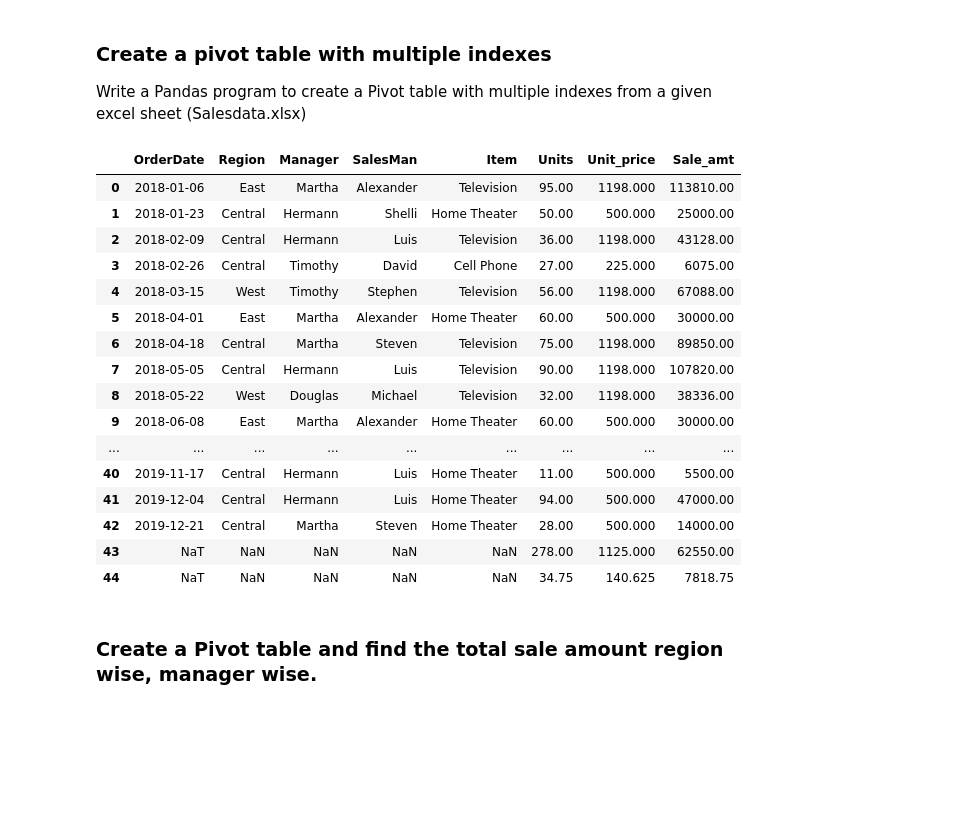
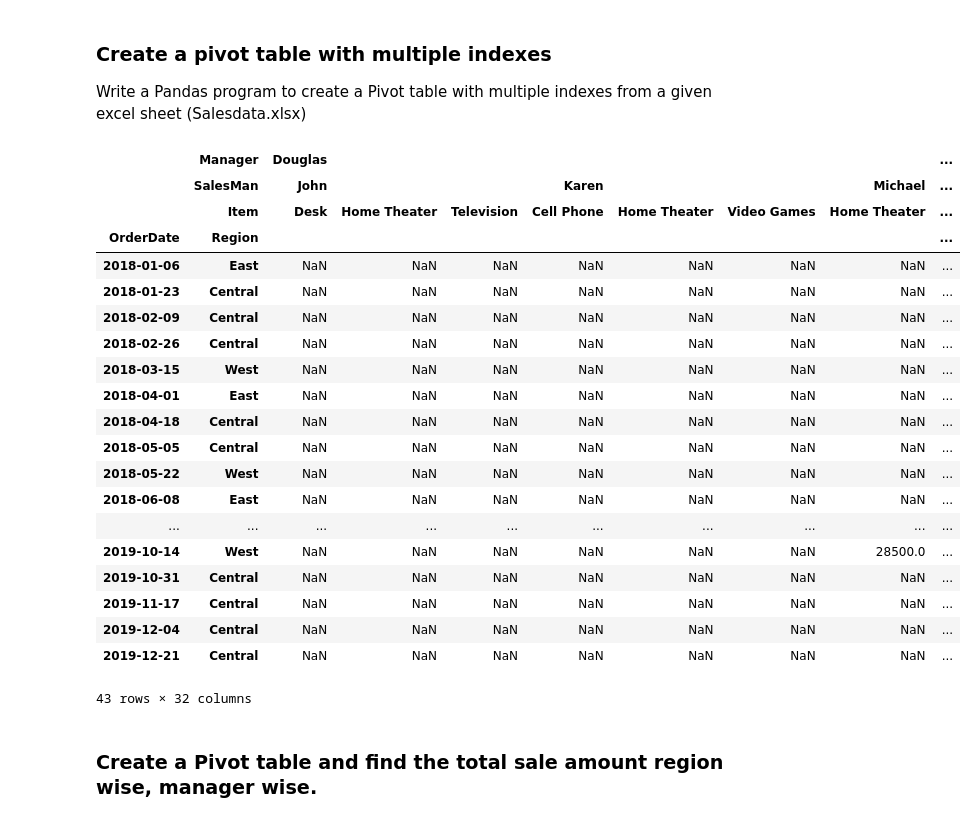
Before and after one commit to Ethan-Jolly/SpartaGlobal210, a Jupyter notebook: Data_Engineering/pandas/pivoting_and_reshaping.ipynb, the cells around one changed output. Cells and saved outputs as stored; diff of their text form; code cells hidden in the pictures; blank space fills up the shorter version.

```diff
--- a/Data_Engineering/pandas/pivoting_and_reshaping.ipynb
+++ b/Data_Engineering/pandas/pivoting_and_reshaping.ipynb
@@ -297,29 +297,34 @@ Example exercises from w3resources on pivoting in pandas
 ### Create a pivot table with multiple indexes
 Write a Pandas program to create a Pivot table with multiple indexes from a given excel sheet (Salesdata.xlsx)
 # %%
+import pandas as pd
+import numpy as np
 df = pd.read_excel('SaleData.xlsx')
 pivot = pd.pivot_table(df, index=['OrderDate','Region'],columns=['Manager','SalesMan','Item'],
                        values='Sale_amt', aggfunc=np.sum)
-# pivot
-df
+pivot
 # %% [output]
-|  | OrderDate | Region | Manager | SalesMan | Item | Units | Unit_price | Sale_amt |
-| 0 | 2018-01-06 | East | Martha | Alexander | Television | 95.00 | 1198.000 | 113810.00 |
-| 1 | 2018-01-23 | Central | Hermann | Shelli | Home Theater | 50.00 | 500.000 | 25000.00 |
-| 2 | 2018-02-09 | Central | Hermann | Luis | Television | 36.00 | 1198.000 | 43128.00 |
-| 3 | 2018-02-26 | Central | Timothy | David | Cell Phone | 27.00 | 225.000 | 6075.00 |
-| 4 | 2018-03-15 | West | Timothy | Stephen | Television | 56.00 | 1198.000 | 67088.00 |
-| 5 | 2018-04-01 | East | Martha | Alexander | Home Theater | 60.00 | 500.000 | 30000.00 |
-| 6 | 2018-04-18 | Central | Martha | Steven | Television | 75.00 | 1198.000 | 89850.00 |
-| 7 | 2018-05-05 | Central | Hermann | Luis | Television | 90.00 | 1198.000 | 107820.00 |
-| 8 | 2018-05-22 | West | Douglas | Michael | Television | 32.00 | 1198.000 | 38336.00 |
-| 9 | 2018-06-08 | East | Martha | Alexander | Home Theater | 60.00 | 500.000 | 30000.00 |
-| ... | ... | ... | ... | ... | ... | ... | ... | ... |
-| 40 | 2019-11-17 | Central | Hermann | Luis | Home Theater | 11.00 | 500.000 | 5500.00 |
-| 41 | 2019-12-04 | Central | Hermann | Luis | Home Theater | 94.00 | 500.000 | 47000.00 |
-| 42 | 2019-12-21 | Central | Martha | Steven | Home Theater | 28.00 | 500.000 | 14000.00 |
-| 43 | NaT | NaN | NaN | NaN | NaN | 278.00 | 1125.000 | 62550.00 |
-| 44 | NaT | NaN | NaN | NaN | NaN | 34.75 | 140.625 | 7818.75 |
+|  | Manager | Douglas |  |  |  |  |  |  | ... |
+|  | SalesMan | John |  |  | Karen |  |  | Michael | ... |
+|  | Item | Desk | Home Theater | Television | Cell Phone | Home Theater | Video Games | Home Theater | ... |
+| OrderDate | Region |  |  |  |  |  |  |  | ... |
+| 2018-01-06 | East | NaN | NaN | NaN | NaN | NaN | NaN | NaN | ... |
+| 2018-01-23 | Central | NaN | NaN | NaN | NaN | NaN | NaN | NaN | ... |
+| 2018-02-09 | Central | NaN | NaN | NaN | NaN | NaN | NaN | NaN | ... |
+| 2018-02-26 | Central | NaN | NaN | NaN | NaN | NaN | NaN | NaN | ... |
+| 2018-03-15 | West | NaN | NaN | NaN | NaN | NaN | NaN | NaN | ... |
+| 2018-04-01 | East | NaN | NaN | NaN | NaN | NaN | NaN | NaN | ... |
+| 2018-04-18 | Central | NaN | NaN | NaN | NaN | NaN | NaN | NaN | ... |
+| 2018-05-05 | Central | NaN | NaN | NaN | NaN | NaN | NaN | NaN | ... |
+| 2018-05-22 | West | NaN | NaN | NaN | NaN | NaN | NaN | NaN | ... |
+| 2018-06-08 | East | NaN | NaN | NaN | NaN | NaN | NaN | NaN | ... |
+| ... | ... | ... | ... | ... | ... | ... | ... | ... | ... |
+| 2019-10-14 | West | NaN | NaN | NaN | NaN | NaN | NaN | 28500.0 | ... |
+| 2019-10-31 | Central | NaN | NaN | NaN | NaN | NaN | NaN | NaN | ... |
+| 2019-11-17 | Central | NaN | NaN | NaN | NaN | NaN | NaN | NaN | ... |
+| 2019-12-04 | Central | NaN | NaN | NaN | NaN | NaN | NaN | NaN | ... |
+| 2019-12-21 | Central | NaN | NaN | NaN | NaN | NaN | NaN | NaN | ... |
+43 rows × 32 columns
 # %% [markdown]
 ### Create a Pivot table and find the total sale amount region wise, manager wise.
 # %%
```
Also changed, not shown: 2 other files.
